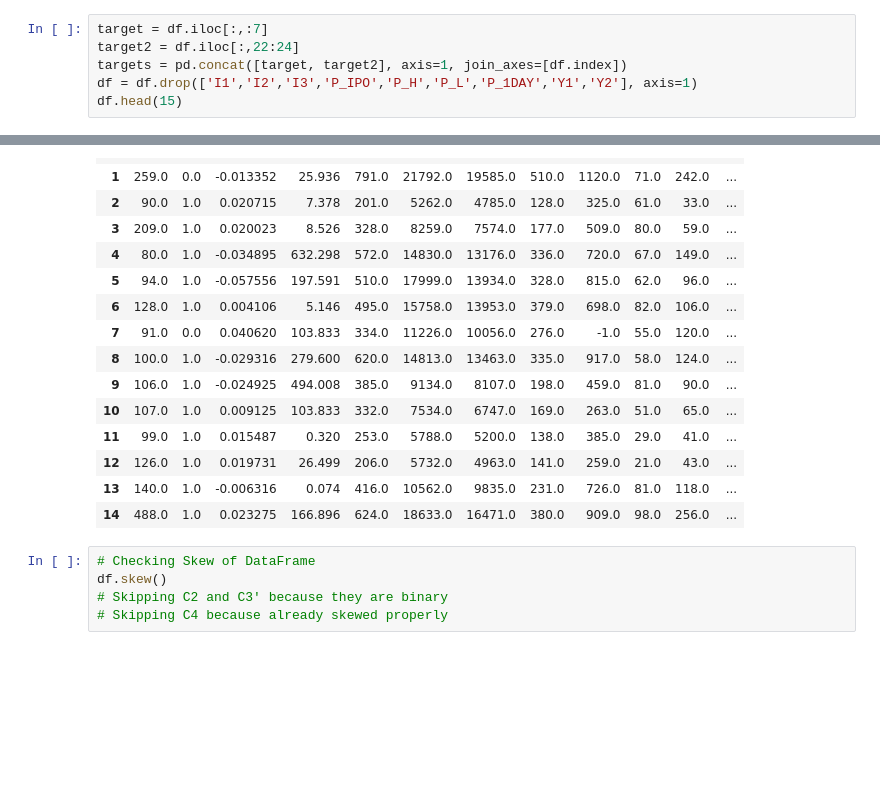
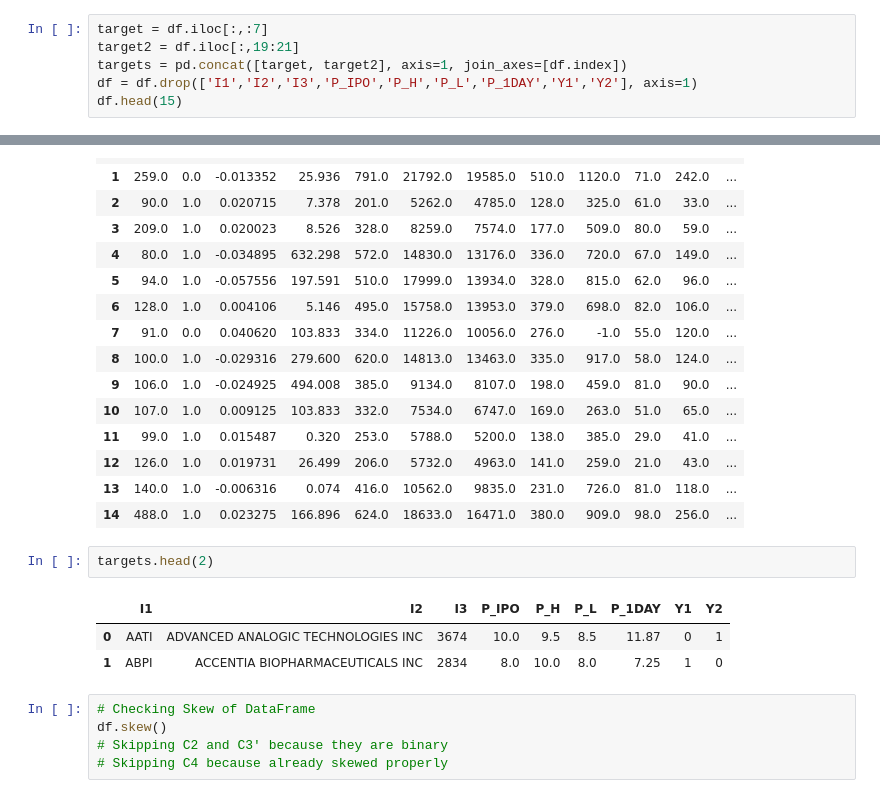
Before and after one commit to BA545-SP2019/2019-competition1-jkj, a Jupyter notebook: Pipeline 1 (Z-Score)/Skew1.ipynb, the cells around one changed output, grey strips where cells are left out. Saved outputs shown, nothing was run; the diff lists cells and outputs as text; blank space fills up the shorter version.

```diff
--- a/Pipeline 1 (Z-Score)/Skew1.ipynb
+++ b/Pipeline 1 (Z-Score)/Skew1.ipynb
@@ -14,6 +23,6 @@ df = pd.read_csv('WorkingDataFrame', index_col=0)
 # %%
 target = df.iloc[:,:7]
-target2 = df.iloc[:,22:24]
+target2 = df.iloc[:,19:21]
 targets = pd.concat([target, target2], axis=1, join_axes=[df.index])
 df = df.drop(['I1','I2','I3','P_IPO','P_H','P_L','P_1DAY','Y1','Y2'], axis=1)
 df.head(15)
@@ -34,6 +43,12 @@ df.head(15)
 | 12 | 126.0 | 1.0 | 0.019731 | 26.499 | 206.0 | 5732.0 | 4963.0 | 141.0 | 259.0 | 21.0 | 43.0 | ... |
 | 13 | 140.0 | 1.0 | -0.006316 | 0.074 | 416.0 | 10562.0 | 9835.0 | 231.0 | 726.0 | 81.0 | 118.0 | ... |
 | 14 | 488.0 | 1.0 | 0.023275 | 166.896 | 624.0 | 18633.0 | 16471.0 | 380.0 | 909.0 | 98.0 | 256.0 | ... |
+# %%
+targets.head(2)
+# %% [output]
+|  | I1 | I2 | I3 | P_IPO | P_H | P_L | P_1DAY | Y1 | Y2 |
+| 0 | AATI | ADVANCED ANALOGIC TECHNOLOGIES INC | 3674 | 10.0 | 9.5 | 8.5 | 11.87 | 0 | 1 |
+| 1 | ABPI | ACCENTIA BIOPHARMACEUTICALS INC | 2834 | 8.0 | 10.0 | 8.0 | 7.25 | 1 | 0 |
 # %%
 # Checking Skew of DataFrame
 df.skew()
```
Also changed, not shown: parts of 2 cells of this notebook, 3 other files.
